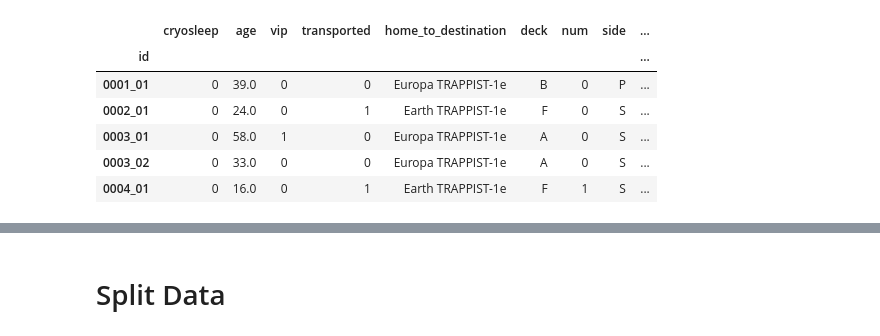
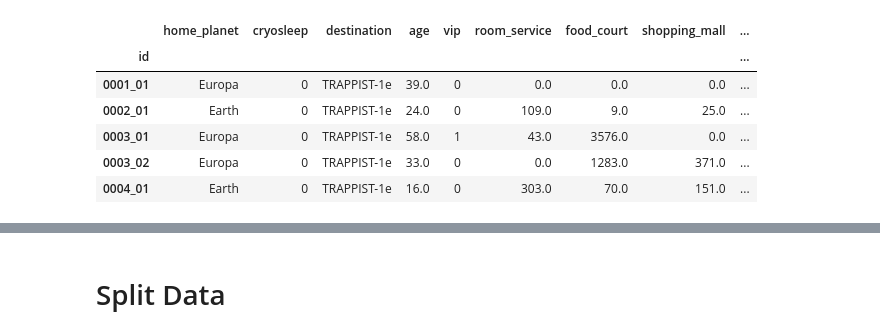
Before and after one commit to attyfinch/spaceship_titanic_predictive_model_kaggle, a Jupyter notebook: spaceship_titanic_model.ipynb, the cells around one changed output, grey strips where cells are left out. Drawn from its saved outputs; the diff is of its cells as text; code cells hidden in the pictures.

Commit message:
added model tuning and comparison notebook

```diff
--- a/spaceship_titanic_model.ipynb
+++ b/spaceship_titanic_model.ipynb
@@ -81,55 +81,37 @@ def wrangle(path):
     df['transported'] = df['transported'].astype(int)
 
     # Drop columns due to various reasons, like HCCC
     df.drop(columns=['Name'], inplace=True)
 
-    # home_to_destination feature
-    df['home_to_destination'] = df['home_planet'] + ' ' + df['destination']
-    df.drop(columns=['home_planet', 'destination'], inplace=True)
-
     # deck, num, side features
     df['deck'] = df['cabin'].str.split('/', expand=True)[0]
-    df['num'] = df['cabin'].str.split('/', expand=True)[1]
     df['side'] = df['cabin'].str.split('/', expand=True)[2]
     df.drop(columns=['cabin'], inplace=True)
-
-    # used ammenities
-    # Note: I may want to apply a spend threshold to used ammenities
-    # I may also want to break ammenities into sub groups in a future iteration
-    df['ammenities_spend'] = df['room_service'] + df['food_court'] + df['shopping_mall'] + df['spa'] + df['vr_deck']
-    df['used_ammenities'] = df['ammenities_spend'] > 0
-    df['used_ammenities'] = df['used_ammenities'].astype(int)
-    df.drop(columns=['room_service', 'food_court', 'shopping_mall', 'spa', 'vr_deck'], inplace=True)
 
     # group number feature
     df['group_number'] = df['id'].str.split('_', expand=True)[0]
     df['group_number'] = df['group_number'].astype(int)
 
     group_df = (
         df.groupby(by='group_number')
         .agg(group_size = ('group_number', 'count'))
         .reset_index()
         )
 
-    # Witholding this feature until I get to tuning stage
-    # group_df.loc[group_df['group_size'] == 1, 'group_type'] = 'solo'
-    # group_df.loc[group_df['group_size'] == 2, 'group_type'] = 'couple'
-    # group_df.loc[group_df['group_size'] >= 3, 'group_type'] = 'family'
-
     # inserting group size feature into df
     df = df.merge(group_df, on='group_number', how='left')
     df.drop(columns=['group_number'], inplace=True)
 
     df.set_index('id', inplace=True)
     return df
 
 df = wrangle(train_path)
 df.head()
 # %% [output]
-|  | cryosleep | age | vip | transported | home_to_destination | deck | num | side | ... |
+|  | home_planet | cryosleep | destination | age | vip | room_service | food_court | shopping_mall | ... |
 | id |  |  |  |  |  |  |  |  | ... |
-| 0001_01 | 0 | 39.0 | 0 | 0 | Europa TRAPPIST-1e | B | 0 | P | ... |
-| 0002_01 | 0 | 24.0 | 0 | 1 | Earth TRAPPIST-1e | F | 0 | S | ... |
-| 0003_01 | 0 | 58.0 | 1 | 0 | Europa TRAPPIST-1e | A | 0 | S | ... |
-| 0003_02 | 0 | 33.0 | 0 | 0 | Europa TRAPPIST-1e | A | 0 | S | ... |
-| 0004_01 | 0 | 16.0 | 0 | 1 | Earth TRAPPIST-1e | F | 1 | S | ... |
+| 0001_01 | Europa | 0 | TRAPPIST-1e | 39.0 | 0 | 0.0 | 0.0 | 0.0 | ... |
+| 0002_01 | Earth | 0 | TRAPPIST-1e | 24.0 | 0 | 109.0 | 9.0 | 25.0 | ... |
+| 0003_01 | Europa | 0 | TRAPPIST-1e | 58.0 | 1 | 43.0 | 3576.0 | 0.0 | ... |
+| 0003_02 | Europa | 0 | TRAPPIST-1e | 33.0 | 0 | 0.0 | 1283.0 | 371.0 | ... |
+| 0004_01 | Earth | 0 | TRAPPIST-1e | 16.0 | 0 | 303.0 | 70.0 | 151.0 | ... |
```
Also changed, not shown: parts of 12 cells of this notebook, 2 other files.
